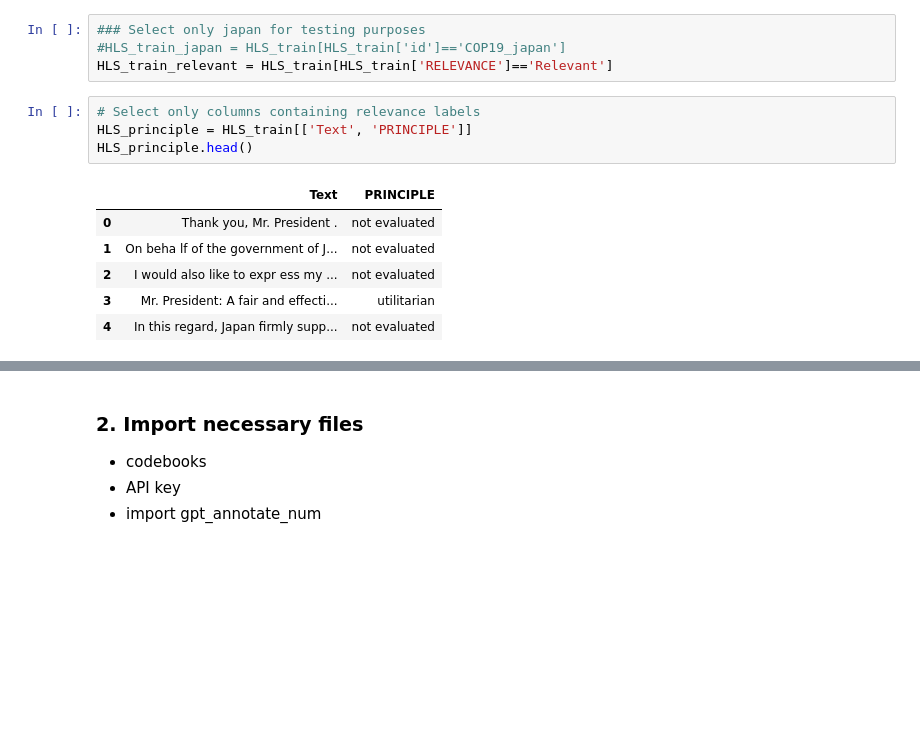
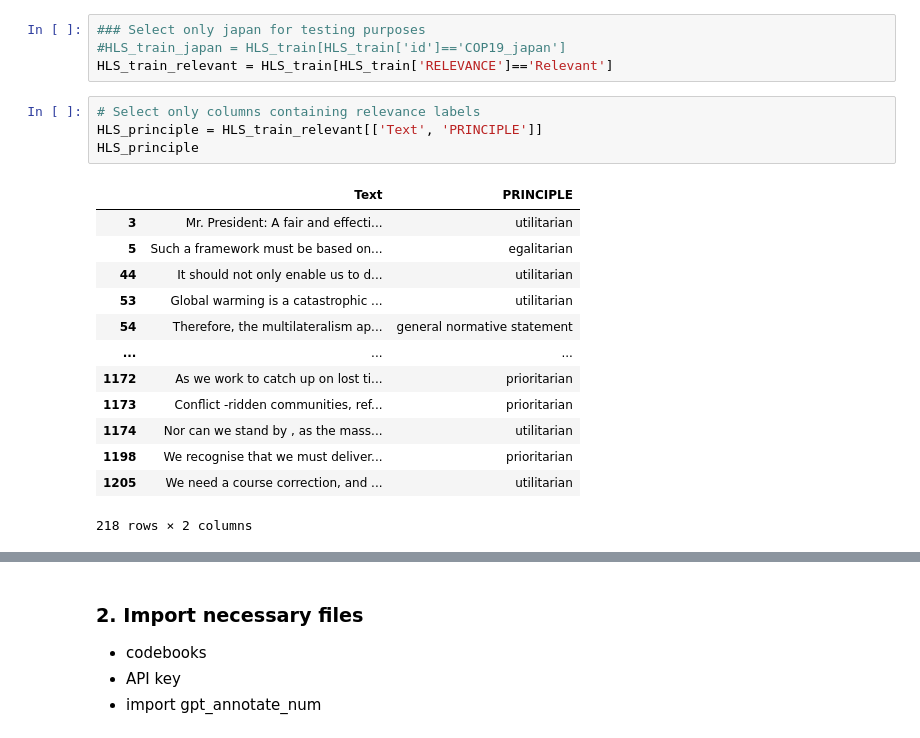
Before and after one commit to svansanten/TextToDistributiveJustice, a Jupyter notebook: DJ_GPT_analysis/GPT_principle_B2.ipynb, the cells around one changed output, grey strips where cells are left out. Saved outputs shown, nothing was run; the diff lists cells and outputs as text; blank space fills up the shorter version.

```diff
--- a/DJ_GPT_analysis/GPT_principle_B2.ipynb
+++ b/DJ_GPT_analysis/GPT_principle_B2.ipynb
@@ -38,12 +38,19 @@ HLS_train = pd.read_csv('data/string/HLS_train_string.csv')
 HLS_train_relevant = HLS_train[HLS_train['RELEVANCE']=='Relevant']
 # %%
 # Select only columns containing relevance labels
-HLS_principle = HLS_train[['Text', 'PRINCIPLE']]
-HLS_principle.head()
+HLS_principle = HLS_train_relevant[['Text', 'PRINCIPLE']]
+HLS_principle
 # %% [output]
 |  | Text | PRINCIPLE |
-| 0 | Thank you, Mr. President . | not evaluated |
-| 1 | On beha lf of the government of J... | not evaluated |
-| 2 | I would also like to expr ess my ... | not evaluated |
 | 3 | Mr. President: A fair and effecti... | utilitarian |
-| 4 | In this regard, Japan firmly supp... | not evaluated |
+| 5 | Such a framework must be based on... | egalitarian |
+| 44 | It should not only enable us to d... | utilitarian |
+| 53 | Global warming is a catastrophic ... | utilitarian |
+| 54 | Therefore, the multilateralism ap... | general normative statement |
+| ... | ... | ... |
+| 1172 | As we work to catch up on lost ti... | prioritarian |
+| 1173 | Conflict -ridden communities, ref... | prioritarian |
+| 1174 | Nor can we stand by , as the mass... | utilitarian |
+| 1198 | We recognise that we must deliver... | prioritarian |
+| 1205 | We need a course correction, and ... | utilitarian |
+218 rows × 2 columns
```
Also changed, not shown: parts of 19 cells of this notebook, 22 other files.
